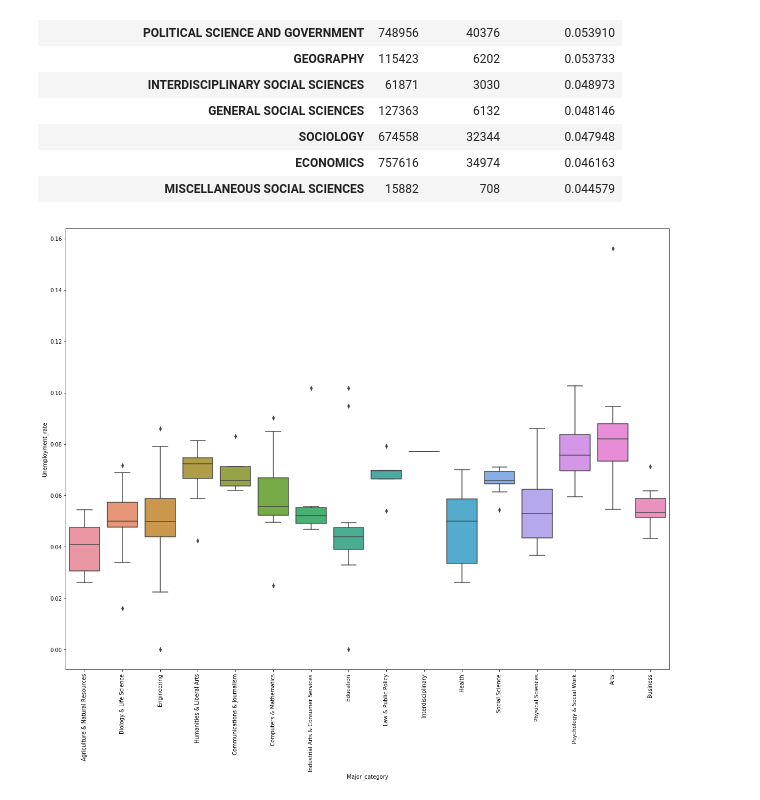
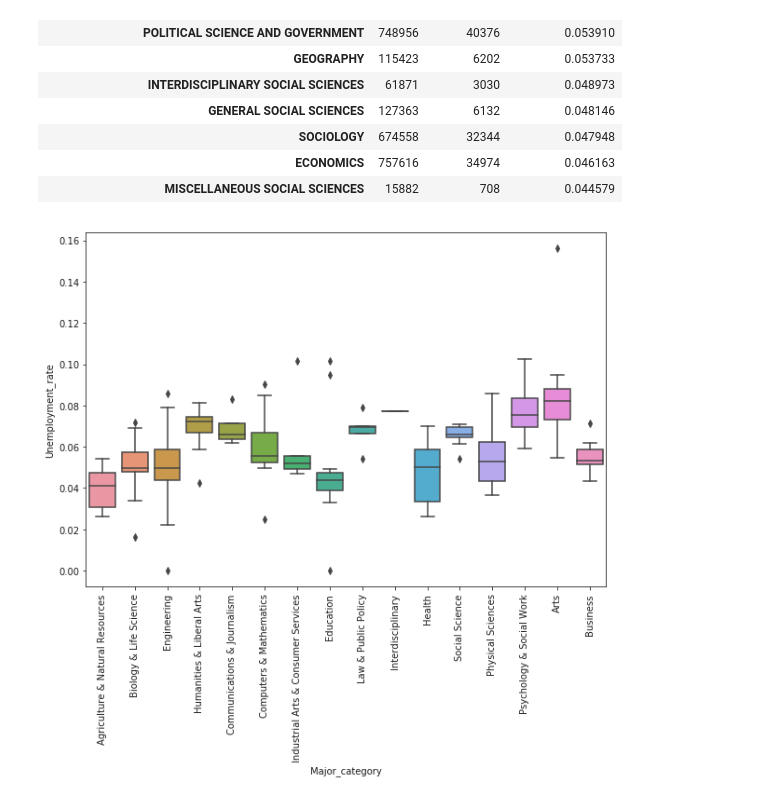
Before and after one commit to braddillon/jupyter_pandas_intro, a Jupyter notebook: JupyterPandas Intro1.ipynb, the cells around one changed output. Saved outputs shown, nothing was run; the diff lists cells and outputs as text; code cells hidden in the pictures.

```diff
--- a/JupyterPandas Intro1.ipynb
+++ b/JupyterPandas Intro1.ipynb
@@ -181,10 +189,8 @@ unemp_by_major.sort_values(by=['unemp percentage'], ascending=False)
 |  | ECONOMICS | 757616 | 34974 | 0.046163 |
 |  | MISCELLANEOUS SOCIAL SCIENCES | 15882 | 708 | 0.044579 |
 # %%
-
-
-plt.subplots(figsize=(20,15))
+plt.subplots(figsize=(10,7))
 ax = sns.boxplot(x='Major_category', y='Unemployment_rate', data=df)
 xaxis = ax.set_xticklabels(ax.get_xticklabels(),rotation=90)
 # %% [output]
-[figure, old version]
+[figure, new version]
```
Also changed, not shown: parts of 7 cells of this notebook.
